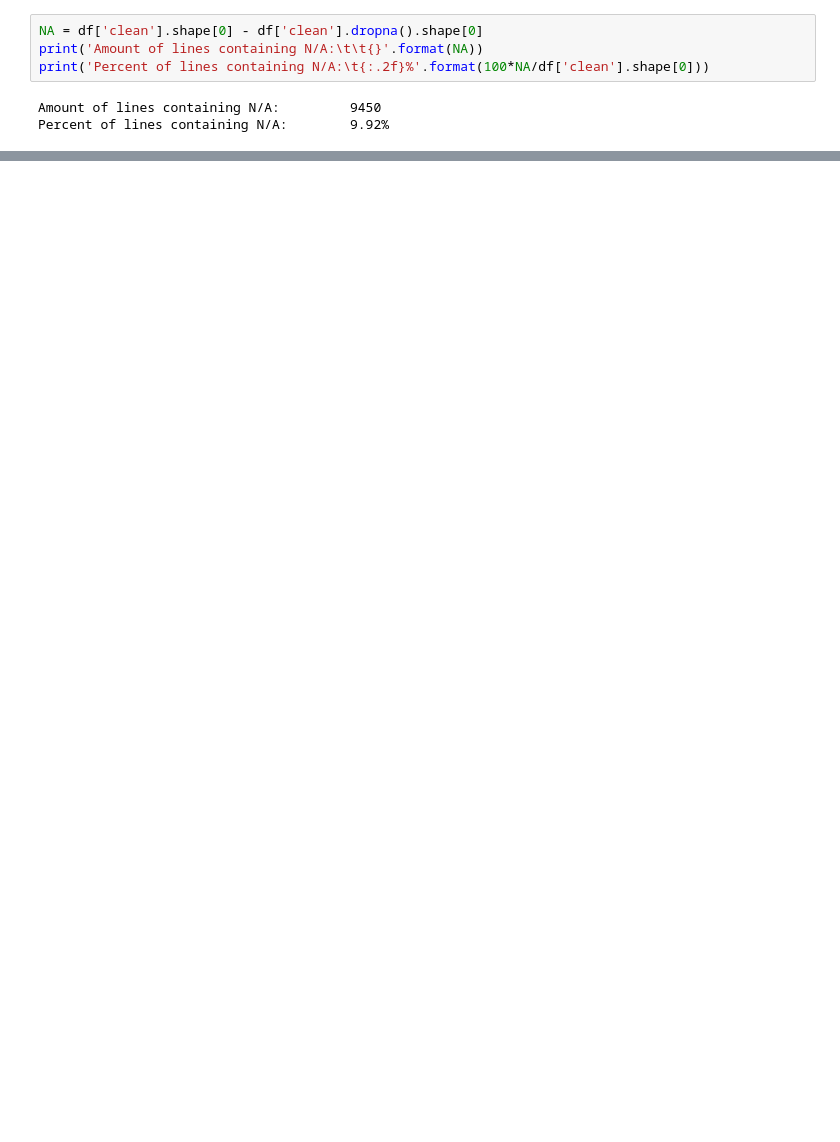
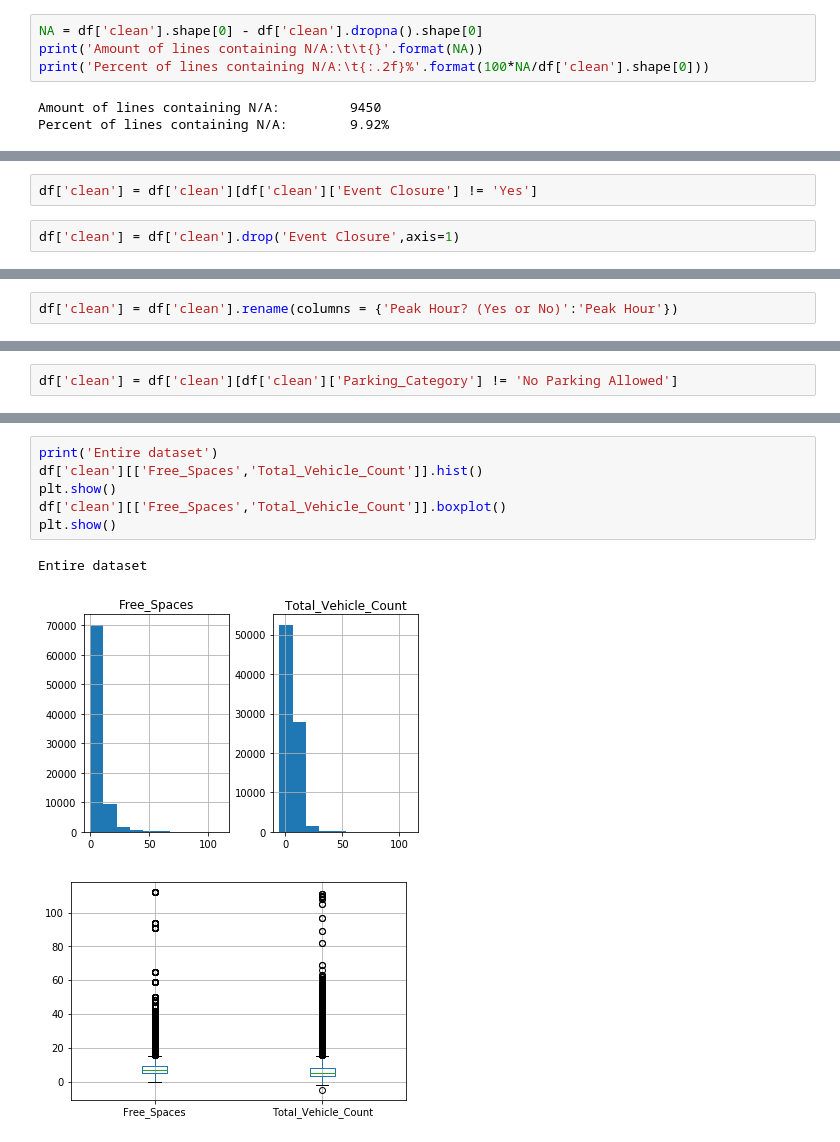
Before and after one commit to bok11/IS-Data-Analasys, a Jupyter notebook: Notebook.ipynb, the cells around one changed output, grey strips where cells are left out. Cells and saved outputs as stored; diff of their text form; blank space fills up the shorter version.

```diff
--- a/Notebook.ipynb
+++ b/Notebook.ipynb
@@ -300,0 +613,4 @@ As
+# %%
+df['clean'] = df['clean'][df['clean']['Event Closure'] != 'Yes']
+# %%
+df['clean'] = df['clean'].drop('Event Closure',axis=1)
@@ -300,0 +620,2 @@ As
+# %%
+df['clean'] = df['clean'].rename(columns = {'Peak Hour? (Yes or No)':'Peak Hour'})
@@ -300,0 +652,2 @@ As
+# %%
+df['clean'] = df['clean'][df['clean']['Parking_Category'] != 'No Parking Allowed']
@@ -321,0 +716,10 @@ Percent of lines containing N/A:        1.66%
+# %%
+print('Entire dataset')
+df['clean'][['Free_Spaces','Total_Vehicle_Count']].hist()
+plt.show()
+df['clean'][['Free_Spaces','Total_Vehicle_Count']].boxplot()
+plt.show()
+# %% [output]
+Entire dataset
+[figure, added]
+[figure, added]
```
Also changed, not shown: parts of 70 cells of this notebook.
